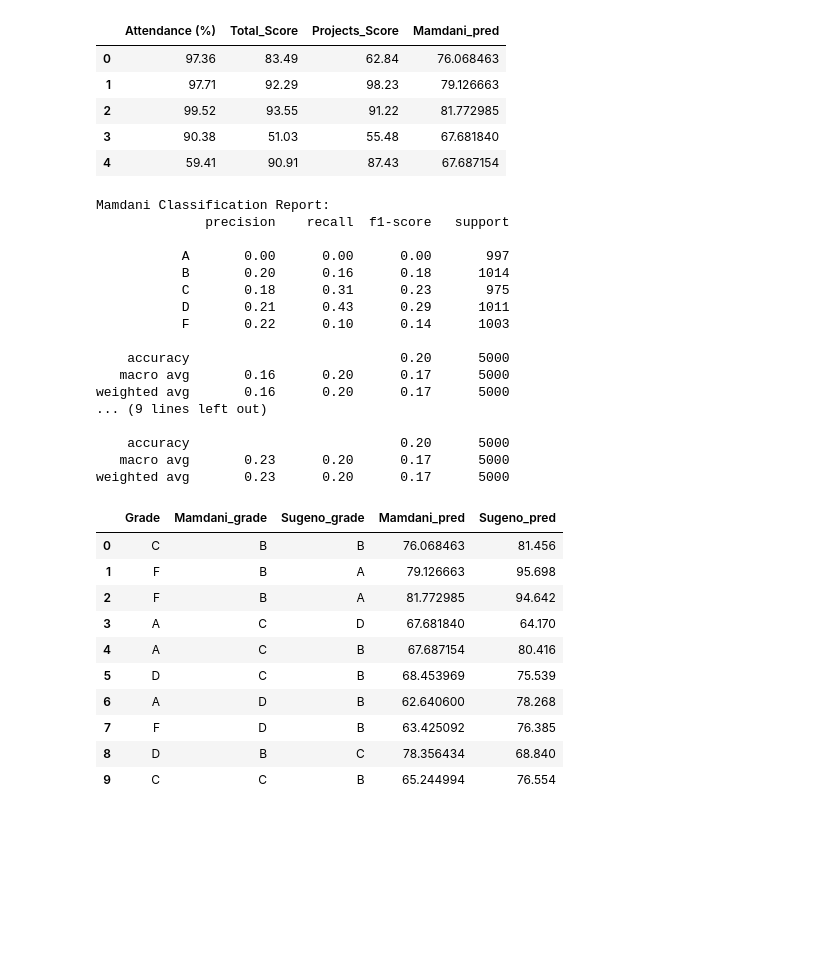
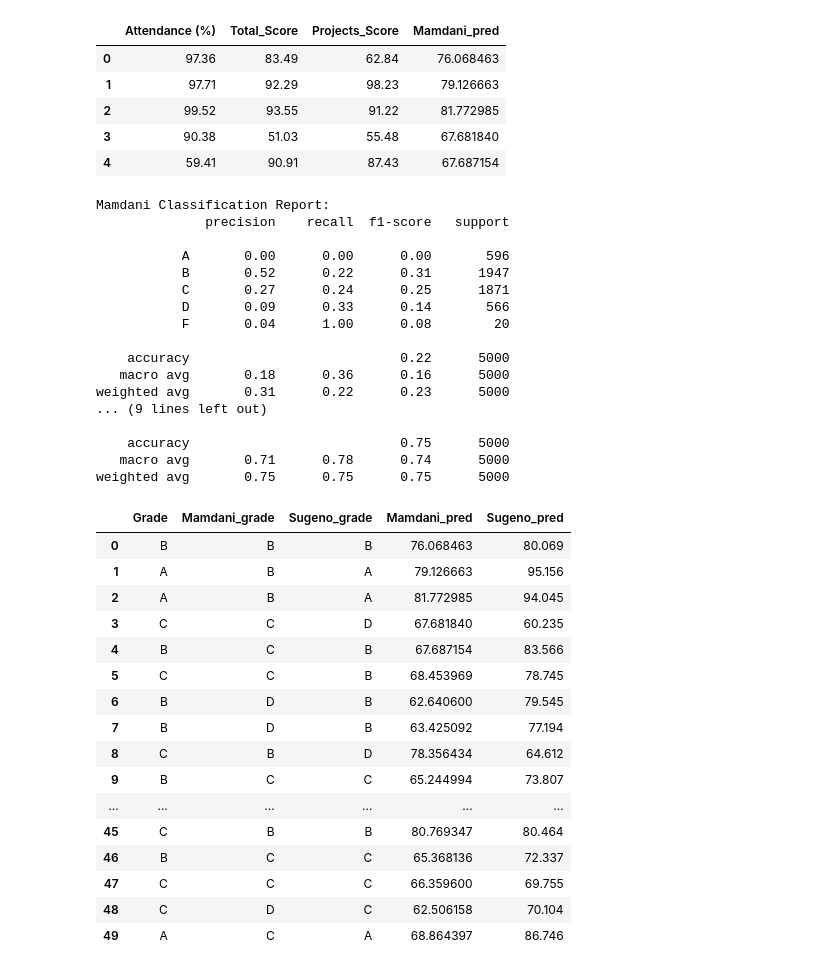
Before and after one commit to XMurii/Fuzzy-System-for-Determining-Student-Performance, a Jupyter notebook: student_performance_fuzzy_system.ipynb, the cells around one changed output. Drawn from its saved outputs; the diff is of its cells as text; code cells hidden in the pictures; blank space fills up the shorter version.

```diff
--- a/student_performance_fuzzy_system.ipynb
+++ b/student_performance_fuzzy_system.ipynb
@@ -15,15 +15,14 @@ df.head()  # Menampilkan 5 data teratas untuk memastikan data berhasil dimuat
 | 4 | S1004 | John | Smith | student4@university.com | Female | 23 | CS | 59.41 | ... |
 5 rows × 23 columns
 # %%
-# Memilih fitur yang relevan untuk sistem fuzzy: kehadiran, nilai total, nilai proyek, dan grade.
-features = ['Attendance (%)', 'Total_Score', 'Projects_Score', 'Grade']
-df = df[features]
+# Memilih fitur yang relevan untuk sistem fuzzy: kehadiran, nilai total, nilai proyek
+features = ['Attendance (%)', 'Total_Score', 'Projects_Score']
 
 # Mengecek apakah ada missing value pada fitur yang dipilih
 print("Jumlah missing value per kolom:")
-print(df.isnull().sum())
+print(df[features].isnull().sum())
 print("\nStatistik deskriptif:")
-display(df.describe())
+display(df[features].describe())
 # %% [output]
 Jumlah missing value per kolom:
 Attendance (%)    0
@@ -43,16 +41,14 @@ Statistik deskriptif:
 | 75% | 87.862500 | 87.060000 | 87.63000 |
 | max | 100.000000 | 99.990000 | 100.00000 |
 # %%
-# Mengisi missing value pada fitur numerik dengan rata-rata kolom tersebut
-for col in ['Attendance (%)', 'Total_Score', 'Projects_Score']:
+for col in features:
     df[col] = df[col].fillna(df[col].mean())
 
-# Mengubah Grade (A/B/C/D/F) menjadi nilai numerik untuk evaluasi
-grade_map = {'A': 90, 'B': 80, 'C': 70, 'D': 60, 'F': 50}
-df['Grade_num'] = df['Grade'].map(grade_map)
-
-# Menghapus baris jika ada grade yang tidak dikenali (NaN setelah mapping)
-df = df.dropna(subset=['Grade_num'])
+# Hanya lakukan mapping dan dropna jika kolom Grade ada
+if 'Grade' in df.columns:
+    grade_map = {'A': 90, 'B': 80, 'C': 70, 'D': 60, 'F': 50}
+    df['Grade_num'] = df['Grade'].map(grade_map)
+    df = df.dropna(subset=['Grade_num'])
 
 # Menampilkan 5 data teratas setelah prapemrosesan
 df.head()
@@ -130,7 +127,7 @@ mamdani_sim = ctrl.ControlSystemSimulation(mamdani_ctrl)
 # Membuat prediksi Sugeno secara manual dengan fungsi linear dari input.
 def sugeno_predict(row):
     # Bobot bisa diubah sesuai kebutuhan
-    w1, w2, w3 = 0.3, 0.4, 0.3
+    w1, w2, w3 = 0.2, 0.5, 0.3
     return w1 * row['Attendance (%)'] + w2 * row['Total_Score'] + w3 * row['Projects_Score']
 
 df['Sugeno_pred'] = df.apply(sugeno_predict, axis=1)
@@ -167,53 +164,59 @@ df[['Attendance (%)', 'Total_Score', 'Projects_Score', 'Mamdani_pred']].head()
 # %%
 # Mengubah hasil prediksi (nilai 0-100) menjadi kelas Grade (A/B/C/D/F) berdasarkan threshold.
 from sklearn.metrics import classification_report
 
 def to_grade(val):
     if val >= 85: return 'A'
     elif val >= 75: return 'B'
     elif val >= 65: return 'C'
     elif val >= 55: return 'D'
     else: return 'F'
 
 df['Mamdani_grade'] = df['Mamdani_pred'].apply(to_grade)
 df['Sugeno_grade'] = df['Sugeno_pred'].apply(to_grade)
 
 print("Mamdani Classification Report:")
 print(classification_report(df['Grade'], df['Mamdani_grade']))
 print("Sugeno Classification Report:")
 print(classification_report(df['Grade'], df['Sugeno_grade']))
 
 # Tampilkan perbandingan hasil prediksi dan aktual untuk 10 data pertama
-df[['Grade', 'Mamdani_grade', 'Sugeno_grade', 'Mamdani_pred', 'Sugeno_pred']].head(10)
+df[['Grade', 'Mamdani_grade', 'Sugeno_grade', 'Mamdani_pred', 'Sugeno_pred']].head(50)
 # %% [output]
 Mamdani Classification Report:
               precision    recall  f1-score   support
 
-           A       0.00      0.00      0.00       997
-           B       0.20      0.16      0.18      1014
-           C       0.18      0.31      0.23       975
-           D       0.21      0.43      0.29      1011
-           F       0.22      0.10      0.14      1003
+           A       0.00      0.00      0.00       596
+           B       0.52      0.22      0.31      1947
+           C       0.27      0.24      0.25      1871
+           D       0.09      0.33      0.14       566
+           F       0.04      1.00      0.08        20
 
-    accuracy                           0.20      5000
-   macro avg       0.16      0.20      0.17      5000
-weighted avg       0.16      0.20      0.17      5000
+    accuracy                           0.22      5000
+   macro avg       0.18      0.36      0.16      5000
+weighted avg       0.31      0.22      0.23      5000
 ... (9 lines left out)
 
-    accuracy                           0.20      5000
-   macro avg       0.23      0.20      0.17      5000
-weighted avg       0.23      0.20      0.17      5000
+    accuracy                           0.75      5000
+   macro avg       0.71      0.78      0.74      5000
+weighted avg       0.75      0.75      0.75      5000
 |  | Grade | Mamdani_grade | Sugeno_grade | Mamdani_pred | Sugeno_pred |
-| 0 | C | B | B | 76.068463 | 81.456 |
-| 1 | F | B | A | 79.126663 | 95.698 |
-| 2 | F | B | A | 81.772985 | 94.642 |
-| 3 | A | C | D | 67.681840 | 64.170 |
-| 4 | A | C | B | 67.687154 | 80.416 |
-| 5 | D | C | B | 68.453969 | 75.539 |
-| 6 | A | D | B | 62.640600 | 78.268 |
-| 7 | F | D | B | 63.425092 | 76.385 |
-| 8 | D | B | C | 78.356434 | 68.840 |
-| 9 | C | C | B | 65.244994 | 76.554 |
+| 0 | B | B | B | 76.068463 | 80.069 |
+| 1 | A | B | A | 79.126663 | 95.156 |
+| 2 | A | B | A | 81.772985 | 94.045 |
+| 3 | C | C | D | 67.681840 | 60.235 |
+| 4 | B | C | B | 67.687154 | 83.566 |
+| 5 | C | C | B | 68.453969 | 78.745 |
+| 6 | B | D | B | 62.640600 | 79.545 |
+| 7 | B | D | B | 63.425092 | 77.194 |
+| 8 | C | B | D | 78.356434 | 64.612 |
+| 9 | B | C | C | 65.244994 | 73.807 |
+| ... | ... | ... | ... | ... | ... |
+| 45 | C | B | B | 80.769347 | 80.464 |
+| 46 | B | C | C | 65.368136 | 72.337 |
+| 47 | C | C | C | 66.359600 | 69.755 |
+| 48 | C | D | C | 62.506158 | 70.104 |
+| 49 | A | C | A | 68.864397 | 86.746 |
 # %%
 # Visualisasi distribusi grade aktual vs prediksi Mamdani dan Sugeno.
 import matplotlib.pyplot as plt
```
Also changed, not shown: parts of 4 cells of this notebook, 1 other file.
